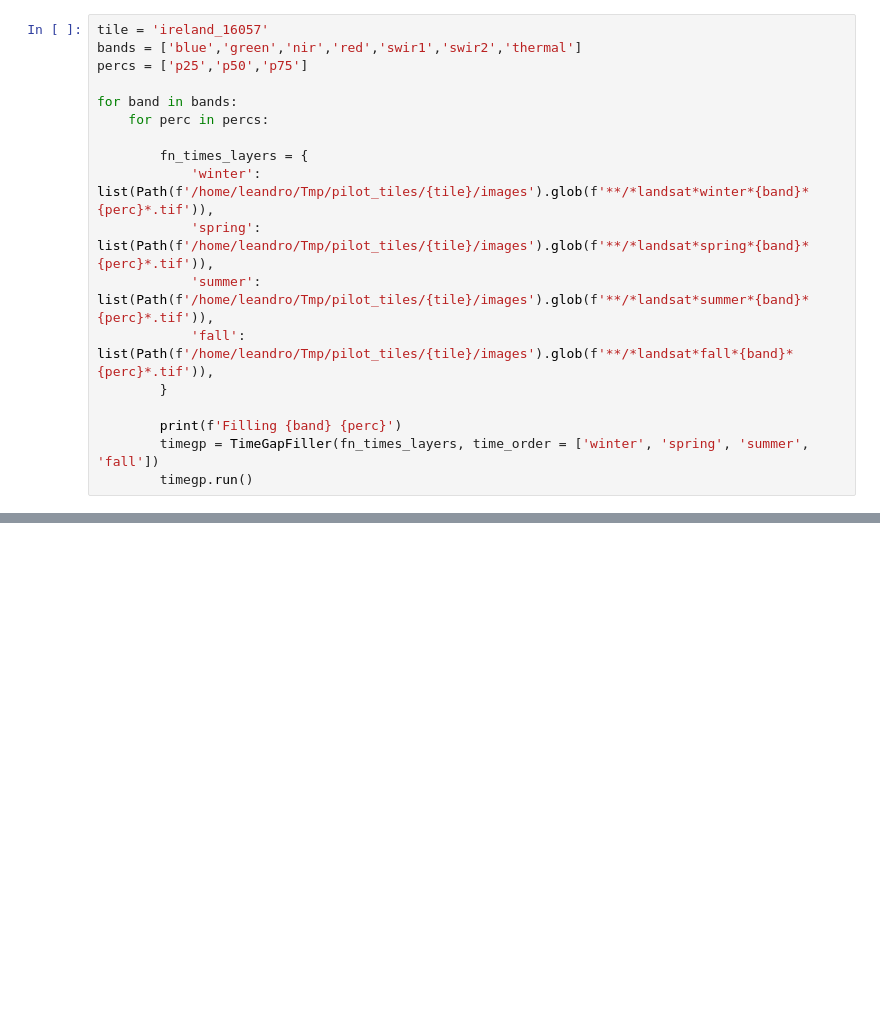
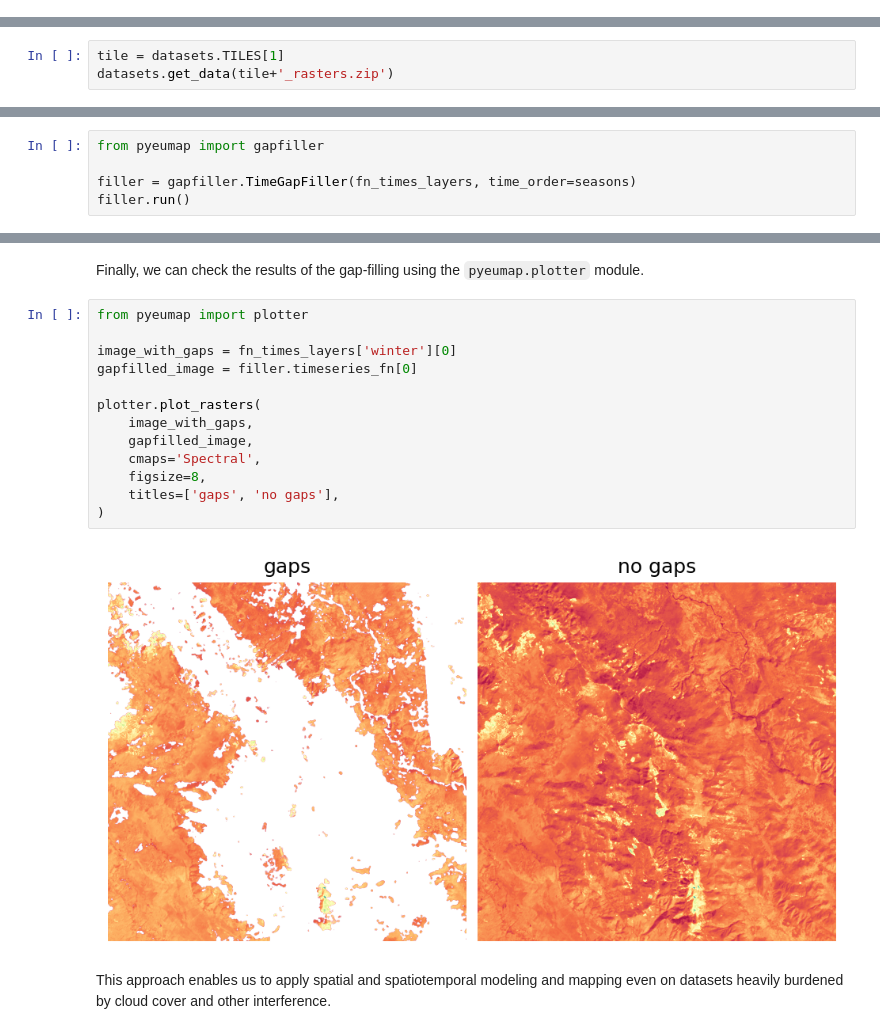
Before and after one commit to openlandmap/scikit-map, a Jupyter notebook: demo/python/01_temporal_gapfilling.ipynb, the cells around one changed output, grey strips where cells are left out. Drawn from its saved outputs; the diff is of its cells as text; blank space fills up the shorter version.

Commit message:
new gapfill tutorial, plotter module, version update

```diff
--- a/demo/python/01_temporal_gapfilling.ipynb
+++ b/demo/python/01_temporal_gapfilling.ipynb
@@ -7,18 +0,0 @@ from pyeumap.gapfiller import TimeGapFiller
-# %%
-tile = 'ireland_16057'
-bands = ['blue','green','nir','red','swir1','swir2','thermal']
-percs = ['p25','p50','p75']
-
-for band in bands:
-    for perc in percs:
-
-        fn_times_layers = {
-            'winter': list(Path(f'/home/leandro/Tmp/pilot_tiles/{tile}/images').glob(f'**/*landsat*winter*{band}*{perc}*.tif')),
-            'spring': list(Path(f'/home/leandro/Tmp/pilot_tiles/{tile}/images').glob(f'**/*landsat*spring*{band}*{perc}*.tif')),
-            'summer': list(Path(f'/home/leandro/Tmp/pilot_tiles/{tile}/images').glob(f'**/*landsat*summer*{band}*{perc}*.tif')),
-            'fall': list(Path(f'/home/leandro/Tmp/pilot_tiles/{tile}/images').glob(f'**/*landsat*fall*{band}*{perc}*.tif')),
-        }
-
-        print(f'Filling {band} {perc}')
-        timegp = TimeGapFiller(fn_times_layers, time_order = ['winter', 'spring', 'summer', 'fall'])
-        timegp.run()
@@ -65,0 +15,3 @@ show(rasterio.open('/home/leandro/Tmp/Zenodo/9529_croatia/9529_croatia_rasters_g
+# %%
+tile = datasets.TILES[1]
+datasets.get_data(tile+'_rasters.zip')
@@ -65,0 +59,5 @@ show(rasterio.open('/home/leandro/Tmp/Zenodo/9529_croatia/9529_croatia_rasters_g
+# %%
+from pyeumap import gapfiller
+
+filler = gapfiller.TimeGapFiller(fn_times_layers, time_order=seasons)
+filler.run()
@@ -65,0 +79,19 @@ show(rasterio.open('/home/leandro/Tmp/Zenodo/9529_croatia/9529_croatia_rasters_g
+# %% [markdown]
+Finally, we can check the results of the gap-filling using the `pyeumap.plotter` module.
+# %%
+from pyeumap import plotter
+
+image_with_gaps = fn_times_layers['winter'][0]
+gapfilled_image = filler.timeseries_fn[0]
+
+plotter.plot_rasters(
+    image_with_gaps,
+    gapfilled_image,
+    cmaps='Spectral',
+    figsize=8,
+    titles=['gaps', 'no gaps'],
+)
+# %% [output]
+[figure, added]
+# %% [markdown]
+This approach enables us to apply spatial and spatiotemporal modeling and mapping even on datasets heavily burdened by cloud cover and other interference.
```
Also changed, not shown: parts of 12 cells of this notebook, 4 other files.
